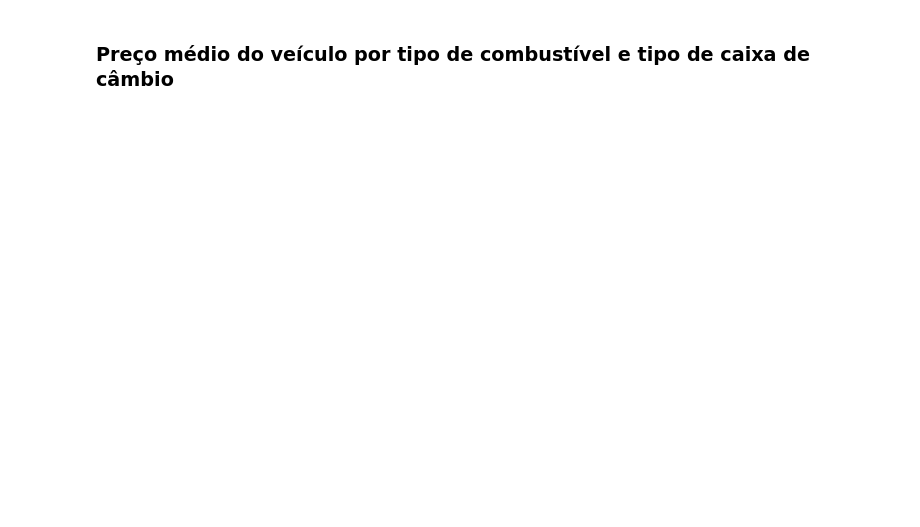
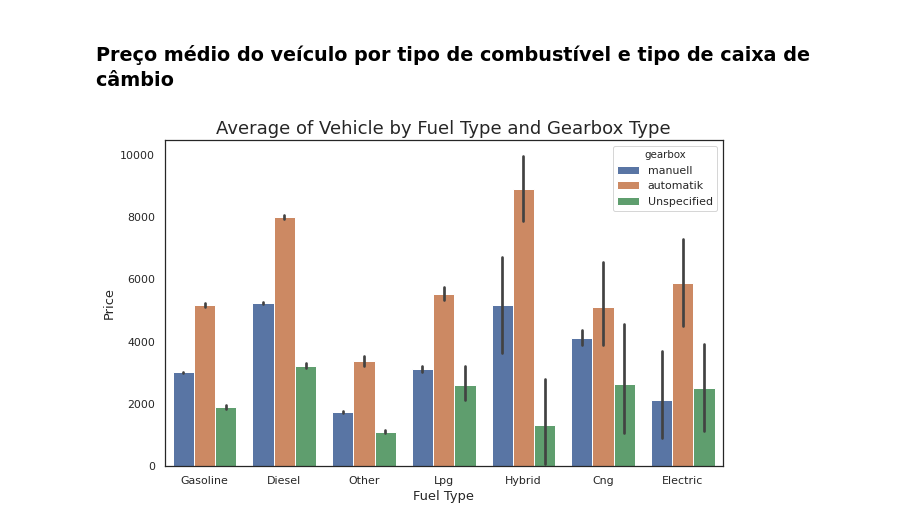
Before and after one commit to ralsouza/kaggle, a Jupyter notebook: src/03_Kaggle_Analysis_3.ipynb, the cells around one changed output. Cells and saved outputs as stored; diff of their text form; code cells hidden in the pictures; blank space fills up the shorter version.

```diff
--- a/src/03_Kaggle_Analysis_3.ipynb
+++ b/src/03_Kaggle_Analysis_3.ipynb
@@ -17,7 +17,7 @@ sns.set(style="white")
 %matplotlib inline
 # %%
 # Dataset
-clean_data_path = "drive/My Drive/dataset/autos.csv"
+clean_data_path = "drive/My Drive/datasets/autos.csv"
 df = pd.read_csv(clean_data_path,encoding="latin-1")
 # %%
 df.head()
@@ -27,0 +33,9 @@ df.head()
+# %%
+fig, ax = plt.subplots(figsize=(10,6))
+sns.barplot(x='fuelType',y='price',hue='gearbox',data=df)
+ax.set_title('Average of Vehicle by Fuel Type and Gearbox Type',fontdict={'size':18})
+ax.yaxis.set_label_text('Price',fontdict={'size':13})
+ax.xaxis.set_label_text('Fuel Type',fontdict={'size':13})
+plt.show()
+# %% [output]
+[figure, added]
```
Also changed, not shown: parts of 4 cells of this notebook.
